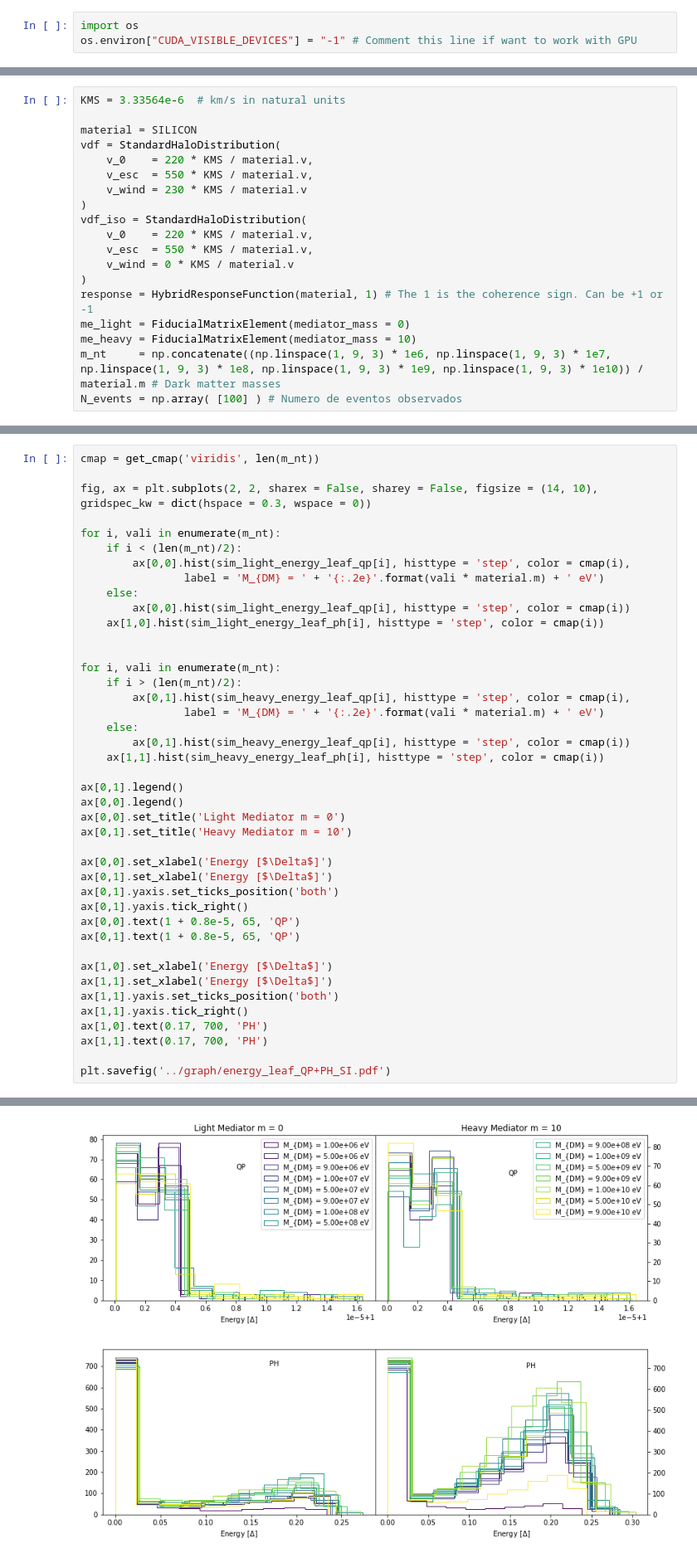
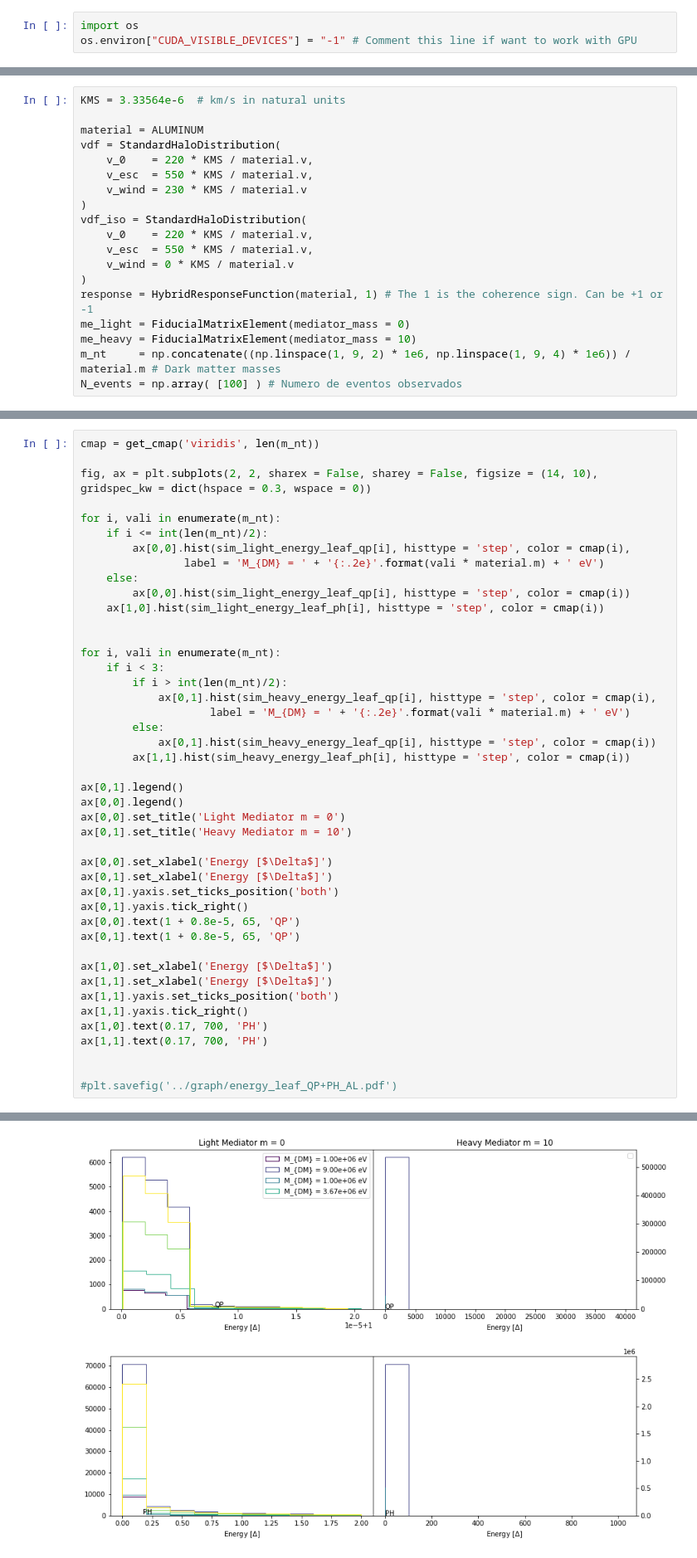
Before and after one commit to Martindelosrios/DMDD, a Jupyter notebook: codes/Energy.ipynb, the cells around one changed output, grey strips where cells are left out. Shown: that part at 83% size. Saved outputs shown, nothing was run; the diff lists cells and outputs as text.

```diff
--- a/codes/Energy.ipynb
+++ b/codes/Energy.ipynb
@@ -24,7 +24,7 @@ from scdc.initial.matrix_element import FiducialMatrixElement
 # %%
 KMS = 3.33564e-6  # km/s in natural units
 
-material = SILICON
+material = ALUMINUM
 vdf = StandardHaloDistribution(
     v_0    = 220 * KMS / material.v,
     v_esc  = 550 * KMS / material.v,
@@ -38,5 +38,5 @@ vdf_iso = StandardHaloDistribution(
 response = HybridResponseFunction(material, 1) # The 1 is the coherence sign. Can be +1 or -1
 me_light = FiducialMatrixElement(mediator_mass = 0)
 me_heavy = FiducialMatrixElement(mediator_mass = 10)
-m_nt     = np.concatenate((np.linspace(1, 9, 3) * 1e6, np.linspace(1, 9, 3) * 1e7, np.linspace(1, 9, 3) * 1e8, np.linspace(1, 9, 3) * 1e9, np.linspace(1, 9, 3) * 1e10)) / material.m # Dark matter masses
+m_nt     = np.concatenate((np.linspace(1, 9, 2) * 1e6, np.linspace(1, 9, 4) * 1e6)) / material.m # Dark matter masses
 N_events = np.array( [100] ) # Numero de eventos observados
@@ -85,7 +76,7 @@ cmap = get_cmap('viridis', len(m_nt))
 fig, ax = plt.subplots(2, 2, sharex = False, sharey = False, figsize = (14, 10), gridspec_kw = dict(hspace = 0.3, wspace = 0))
 
 for i, vali in enumerate(m_nt):
-    if i < (len(m_nt)/2):
+    if i <= int(len(m_nt)/2):
         ax[0,0].hist(sim_light_energy_leaf_qp[i], histtype = 'step', color = cmap(i),
                 label = 'M_{DM} = ' + '{:.2e}'.format(vali * material.m) + ' eV')
     else:
@@ -94,12 +85,13 @@ for i, vali in enumerate(m_nt):
 
 
 for i, vali in enumerate(m_nt):
-    if i > (len(m_nt)/2):
-        ax[0,1].hist(sim_heavy_energy_leaf_qp[i], histtype = 'step', color = cmap(i),
-                label = 'M_{DM} = ' + '{:.2e}'.format(vali * material.m) + ' eV')
-    else:
-        ax[0,1].hist(sim_heavy_energy_leaf_qp[i], histtype = 'step', color = cmap(i))
-    ax[1,1].hist(sim_heavy_energy_leaf_ph[i], histtype = 'step', color = cmap(i))
+    if i < 3:
+        if i > int(len(m_nt)/2):
+            ax[0,1].hist(sim_heavy_energy_leaf_qp[i], histtype = 'step', color = cmap(i),
+                    label = 'M_{DM} = ' + '{:.2e}'.format(vali * material.m) + ' eV')
+        else:
+            ax[0,1].hist(sim_heavy_energy_leaf_qp[i], histtype = 'step', color = cmap(i))
+        ax[1,1].hist(sim_heavy_energy_leaf_ph[i], histtype = 'step', color = cmap(i))
 
 ax[0,1].legend()
 ax[0,0].legend()
@@ -120,5 +112,6 @@ ax[1,1].yaxis.tick_right()
 ax[1,0].text(0.17, 700, 'PH')
 ax[1,1].text(0.17, 700, 'PH')
 
-plt.savefig('../graph/energy_leaf_QP+PH_SI.pdf')
+
+#plt.savefig('../graph/energy_leaf_QP+PH_AL.pdf')
 # %% [output]
@@ -125,4 +120,4 @@ plt.savefig('../graph/energy_leaf_QP+PH_SI.pdf')
-[figure, old version]
+[figure, new version]
 # %%
 cmap = get_cmap('viridis', len(m_nt))
 
```
Also changed, not shown: parts of 4 cells of this notebook, 1 other file.
